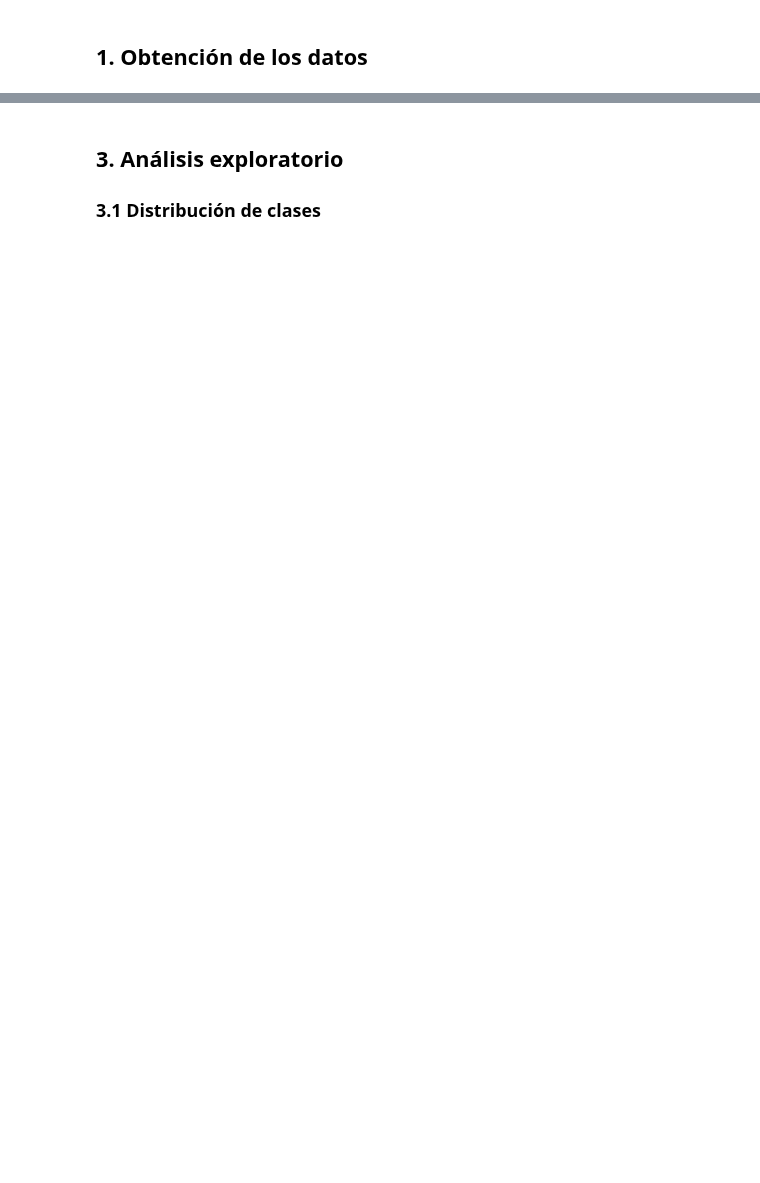
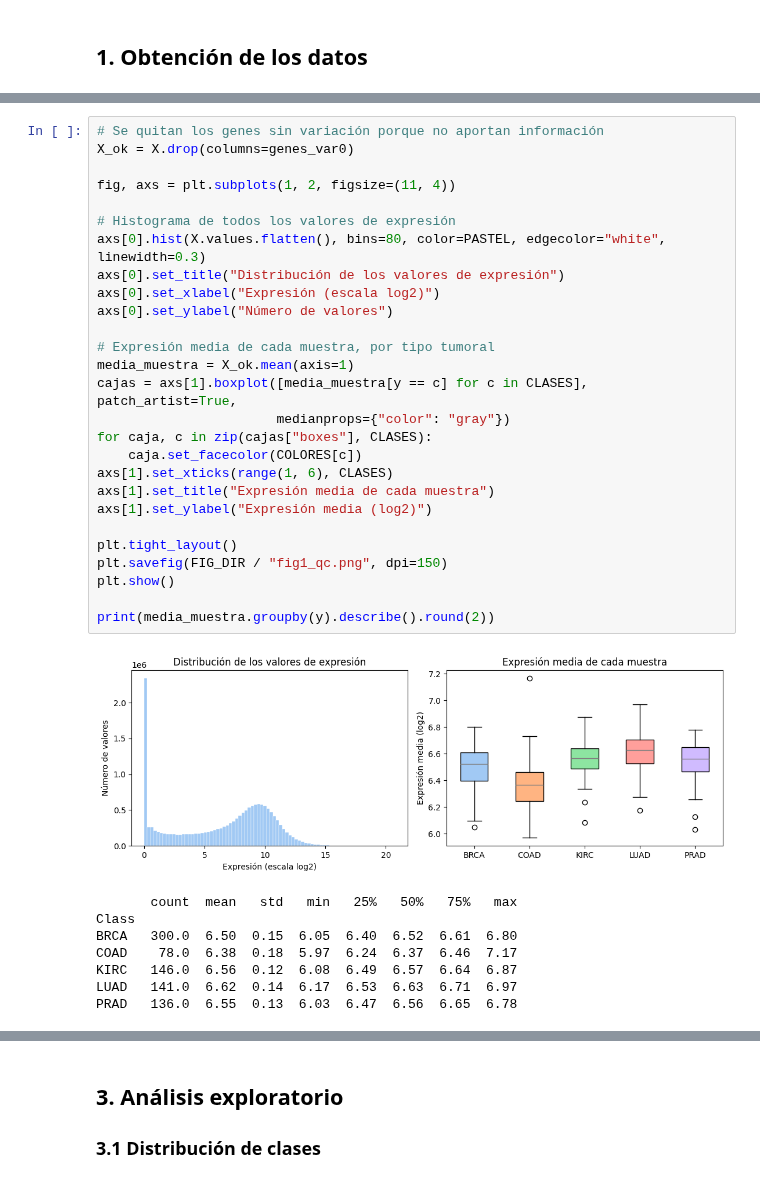
Before and after one commit to OnaSanchez/TFM, a Jupyter notebook: TFM_código.ipynb, the cells around one changed output, grey strips where cells are left out. Drawn from its saved outputs; the diff is of its cells as text; blank space fills up the shorter version.

```diff
--- a/TFM_código.ipynb
+++ b/TFM_código.ipynb
@@ -222,0 +105,36 @@ guardar(fig, "fig1_qc.png")
+# %%
+# Se quitan los genes sin variación porque no aportan información
+X_ok = X.drop(columns=genes_var0)
+
+fig, axs = plt.subplots(1, 2, figsize=(11, 4))
+
+# Histograma de todos los valores de expresión
+axs[0].hist(X.values.flatten(), bins=80, color=PASTEL, edgecolor="white", linewidth=0.3)
+axs[0].set_title("Distribución de los valores de expresión")
+axs[0].set_xlabel("Expresión (escala log2)")
+axs[0].set_ylabel("Número de valores")
+
+# Expresión media de cada muestra, por tipo tumoral
+media_muestra = X_ok.mean(axis=1)
+cajas = axs[1].boxplot([media_muestra[y == c] for c in CLASES], patch_artist=True,
+                       medianprops={"color": "gray"})
+for caja, c in zip(cajas["boxes"], CLASES):
+    caja.set_facecolor(COLORES[c])
+axs[1].set_xticks(range(1, 6), CLASES)
+axs[1].set_title("Expresión media de cada muestra")
+axs[1].set_ylabel("Expresión media (log2)")
+
+plt.tight_layout()
+plt.savefig(FIG_DIR / "fig1_qc.png", dpi=150)
+plt.show()
+
+print(media_muestra.groupby(y).describe().round(2))
+# %% [output]
+[figure, added]
+       count  mean   std   min   25%   50%   75%   max
+Class
+BRCA   300.0  6.50  0.15  6.05  6.40  6.52  6.61  6.80
+COAD    78.0  6.38  0.18  5.97  6.24  6.37  6.46  7.17
+KIRC   146.0  6.56  0.12  6.08  6.49  6.57  6.64  6.87
+LUAD   141.0  6.62  0.14  6.17  6.53  6.63  6.71  6.97
+PRAD   136.0  6.55  0.13  6.03  6.47  6.56  6.65  6.78
```
Also changed, not shown: parts of 33 cells of this notebook, 5 other files.
